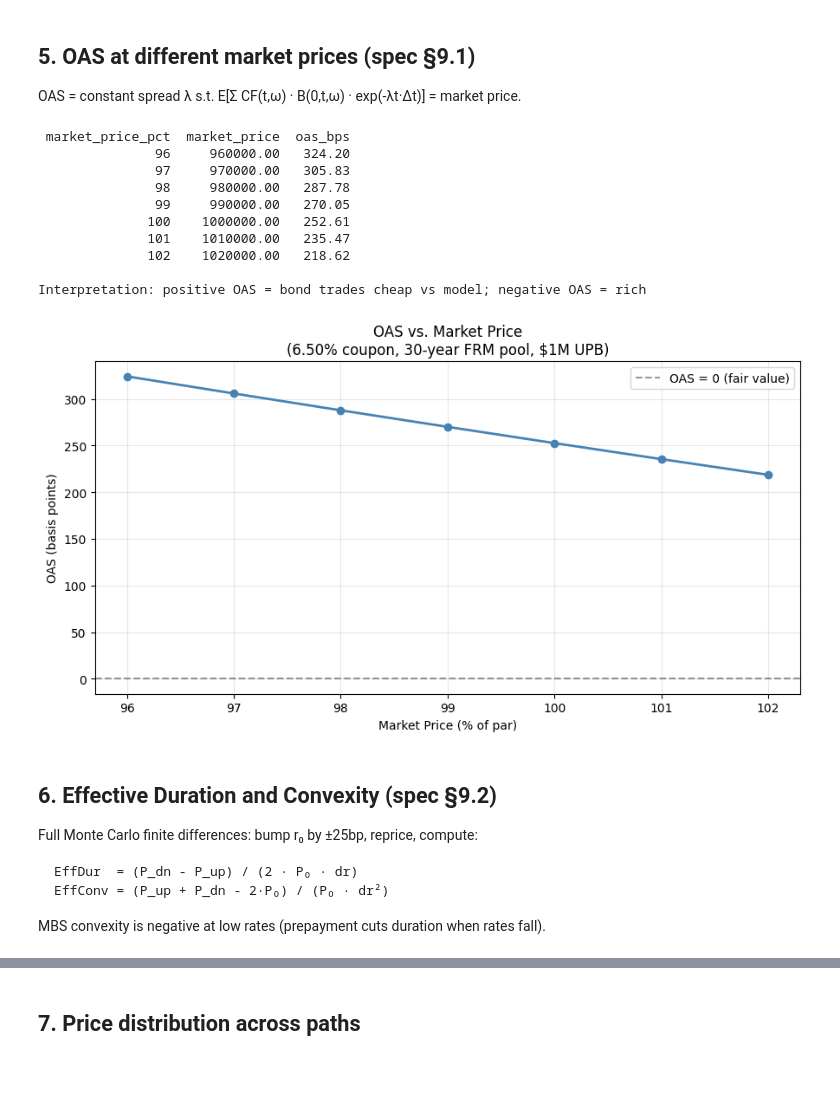
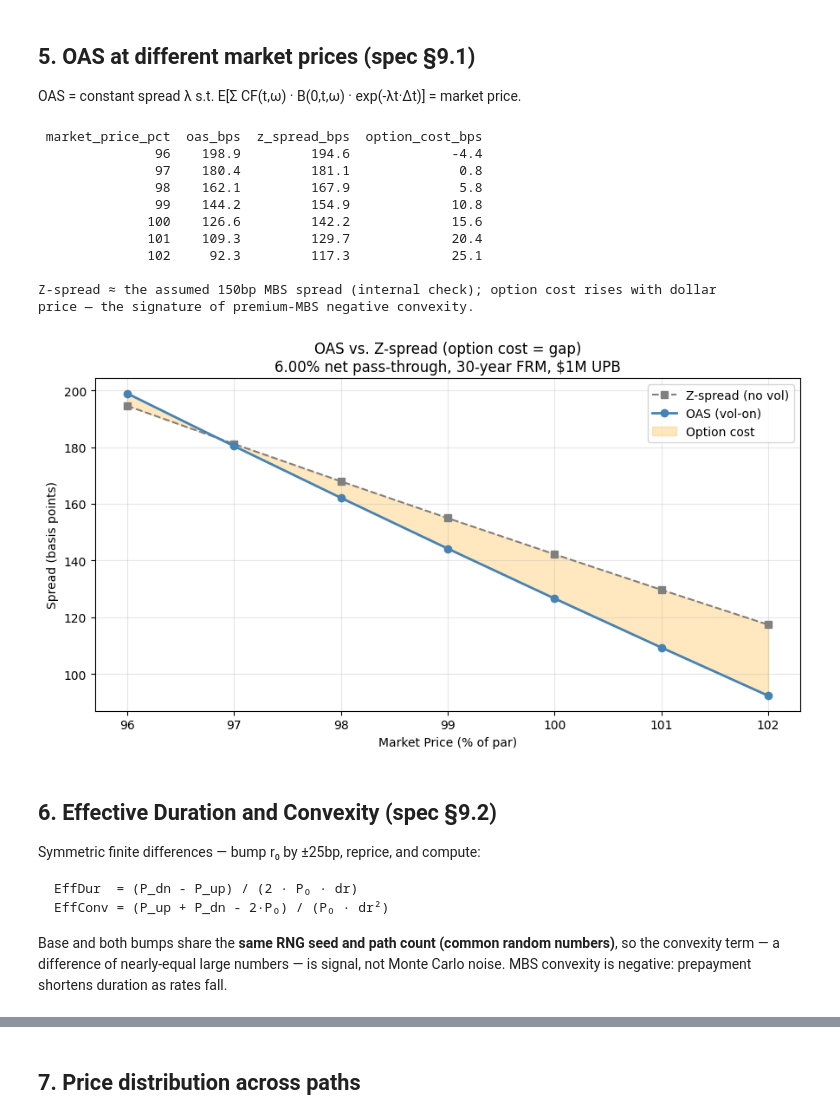
Before and after one commit to IceCurrent/mbs_risk_management, a Jupyter notebook: notebooks/08_mbs_pricer.ipynb, the cells around one changed output, grey strips where cells are left out. Saved outputs shown, nothing was run; the diff lists cells and outputs as text; code cells hidden in the pictures; blank space fills up the shorter version.

````diff
--- a/notebooks/08_mbs_pricer.ipynb
+++ b/notebooks/08_mbs_pricer.ipynb
@@ -94,14 +128,17 @@ SMM paths:     (5000, 360)  mean SMM=0.891%
 # %% [markdown]
 ## 3. Generate cash flows and discount factors
 # %%
-cashflows, balances = cf.generate_cashflows(smm_paths, COUPON, ORIG_UPB, TERM)
+# Investor cash flows: net pass-through coupon + scheduled principal + voluntary prepay
+# + involuntary default buyout at par (agency convention — a default is a guarantor buyout).
+cashflows, balances = cf.generate_cashflows(
+    smm_paths, COUPON, ORIG_UPB, TERM, net_coupon=NET_COUPON, mdr=mdr,
+)
 disc = cf.compute_discount_factors(rate_paths, time_step=1/12)
 
 print(f'Cash flows: {cashflows.shape}  mean total CF=${cashflows.sum(axis=1).mean():,.0f}')
 print(f'Balances:   {balances.shape}   terminal balance=${balances[:,-1].mean():,.2f} (expect ~0)')
 print(f'Disc factors: {disc.shape}  t=0 mean={disc[:,0].mean():.5f}  t=359 mean={disc[:,-1].mean():.5f}')
 
-# Sanity: all cash flows non-negative
 assert (cashflows >= 0).all(), 'Negative cash flows detected'
 assert (balances >= 0).all(), 'Negative balances detected'
 print('\nSanity checks passed ✓')
@@ -132,54 +169,69 @@ P5–P95 price range:      100.00–135.90
 
 OAS = constant spread λ s.t. E[Σ CF(t,ω) · B(0,t,ω) · exp(-λt·Δt)] = market price.
 # %%
+# OAS = spread over the simulated (vol-on) Treasury paths. Z-spread = same spread over the
+# DETERMINISTIC forward curve (σ=0, no optionality). Option cost = Z-spread − OAS captures
+# the value of the prepayment option the investor is short.
+cf_det, disc_det, *_ = pr.simulate_pool_cashflows(
+    initial_rate=initial_rate, kappa=kappa, theta=theta_q, sigma=0.0,
+    coupon=COUPON, orig_upb=ORIG_UPB, term=TERM, n_paths=1, seed=SEED,
+    net_coupon=NET_COUPON, mdr=mdr, mbs_spread=MBS_SPREAD, prepay_params=scurve,
+)
+
 market_prices_pct = [96, 97, 98, 99, 100, 101, 102]
 oas_results = []
-
 for price_pct_mkt in market_prices_pct:
     mkt_price = ORIG_UPB * price_pct_mkt / 100
     oas = pr.solve_oas(mkt_price, cashflows, disc)
+    zsp = pr.solve_oas(mkt_price, cf_det, disc_det)
     oas_results.append({
         'market_price_pct': price_pct_mkt,
-        'market_price':     mkt_price,
-        'oas_decimal':      oas,
         'oas_bps':          oas * 10_000,
+        'z_spread_bps':     zsp * 10_000,
+        'option_cost_bps':  (zsp - oas) * 10_000,
     })
 
 oas_df = pd.DataFrame(oas_results)
-print(oas_df[['market_price_pct', 'market_price', 'oas_bps']].to_string(index=False, float_format='%.2f'))
-print('\nInterpretation: positive OAS = bond trades cheap vs model; negative OAS = rich')
+print(oas_df.to_string(index=False, float_format='%.1f'))
+print('\nZ-spread ≈ the assumed 150bp MBS spread (internal check); option cost rises with dollar')
+print('price — the signature of premium-MBS negative convexity.')
 # %% [output]
- market_price_pct  market_price  oas_bps
-               96     960000.00   324.20
-               97     970000.00   305.83
-               98     980000.00   287.78
-               99     990000.00   270.05
-              100    1000000.00   252.61
-              101    1010000.00   235.47
-              102    1020000.00   218.62
+ market_price_pct  oas_bps  z_spread_bps  option_cost_bps
+               96    198.9         194.6             -4.4
+               97    180.4         181.1              0.8
+               98    162.1         167.9              5.8
+               99    144.2         154.9             10.8
+              100    126.6         142.2             15.6
+              101    109.3         129.7             20.4
+              102     92.3         117.3             25.1
 
-Interpretation: positive OAS = bond trades cheap vs model; negative OAS = rich
+Z-spread ≈ the assumed 150bp MBS spread (internal check); option cost rises with dollar
+price — the signature of premium-MBS negative convexity.
 # %%
 fig, ax = plt.subplots(figsize=(9, 5))
-ax.plot(oas_df['market_price_pct'], oas_df['oas_bps'], 'o-', color='steelblue', linewidth=2)
-ax.axhline(0, color='k', linestyle='--', alpha=0.4, label='OAS = 0 (fair value)')
-ax.set_title('OAS vs. Market Price\n(6.50% coupon, 30-year FRM pool, $1M UPB)')
+ax.plot(oas_df['market_price_pct'], oas_df['z_spread_bps'], 's--', color='gray',
+        linewidth=1.5, label='Z-spread (no vol)')
+ax.plot(oas_df['market_price_pct'], oas_df['oas_bps'], 'o-', color='steelblue',
+        linewidth=2, label='OAS (vol-on)')
+ax.fill_between(oas_df['market_price_pct'], oas_df['oas_bps'], oas_df['z_spread_bps'],
+                color='orange', alpha=0.25, label='Option cost')
+ax.set_title('OAS vs. Z-spread (option cost = gap)\n6.00% net pass-through, 30-year FRM, $1M UPB')
 ax.set_xlabel('Market Price (% of par)')
-ax.set_ylabel('OAS (basis points)')
+ax.set_ylabel('Spread (basis points)')
 ax.legend()
 ax.grid(alpha=0.3)
 plt.tight_layout()
 plt.savefig(FIGURES / 'mbs_oas_vs_price.png', bbox_inches='tight')
 plt.show()
 # %% [output]
-[figure, old version]
+[figure, new version]
 # %% [markdown]
 ## 6. Effective Duration and Convexity (spec §9.2)
 
-Full Monte Carlo finite differences: bump r₀ by ±25bp, reprice, compute:
-```
+Symmetric finite differences — bump r₀ by ±25bp, reprice, and compute:
+```text
 EffDur  = (P_dn - P_up) / (2 · P₀ · dr)
 EffConv = (P_up + P_dn - 2·P₀) / (P₀ · dr²)
 ```
-MBS convexity is negative at low rates (prepayment cuts duration when rates fall).
+Base and both bumps share the **same RNG seed and path count (common random numbers)**, so the convexity term — a difference of nearly-equal large numbers — is signal, not Monte Carlo noise. MBS convexity is negative: prepayment shortens duration as rates fall.
 # %%
````
Also changed, not shown: parts of 11 cells of this notebook, 10 other files.
